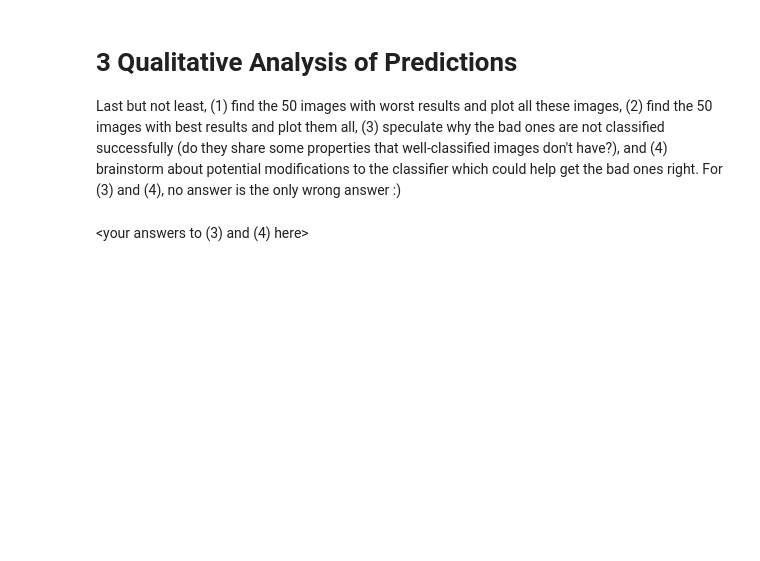
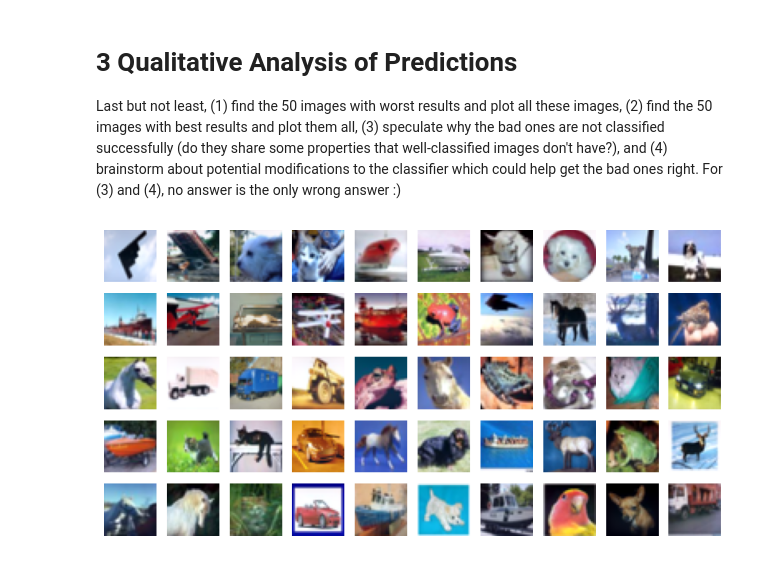
Before and after one commit to feinran/malia, a Jupyter notebook: ex2/exercise_2.ipynb, the cells around one changed output. Cells and saved outputs as stored; diff of their text form; code cells hidden in the pictures; blank space fills up the shorter version.

```diff
--- a/ex2/exercise_2.ipynb
+++ b/ex2/exercise_2.ipynb
@@ -797,2 +844,25 @@ Last but not least, (1) find the 50 images with worst results and plot all these
-# %% [markdown]
-<your answers to (3) and (4) here>
+# %%
+N = data['X_test'].shape[0]
+
+# calculate softmaxes of the predicitons
+x = pred['scores'].T
+x = x - np.max(x, axis=1, keepdims=True)
+p = np.exp(x)
+sum = np.sum(p, axis=1, keepdims=True)
+pred_soft = p / sum
+
+# get the predicted probabilty of the correct class
+y_test = data['y_test']
+correct_prob = pred_soft[range(N), y_test]
+
+# (1) find 50 worst images and plot them
+worst_inds = np.argpartition(correct_prob, 50)[:50] # get the indices of the 50 worst images
+plt.figure(figsize=(10,5))
+for i, image_idx in enumerate(worst_inds):
+    plt.subplot(5, 10, i+1)
+    img = (np.transpose(data['X_test'][image_idx], [1,2,0])/255)+0.5
+    img = np.clip(img, 0, 1)
+    plt.imshow(img)
+    plt.axis('off')
+# %% [output]
+[figure, added]
```
Also changed, not shown: parts of 11 cells of this notebook.
